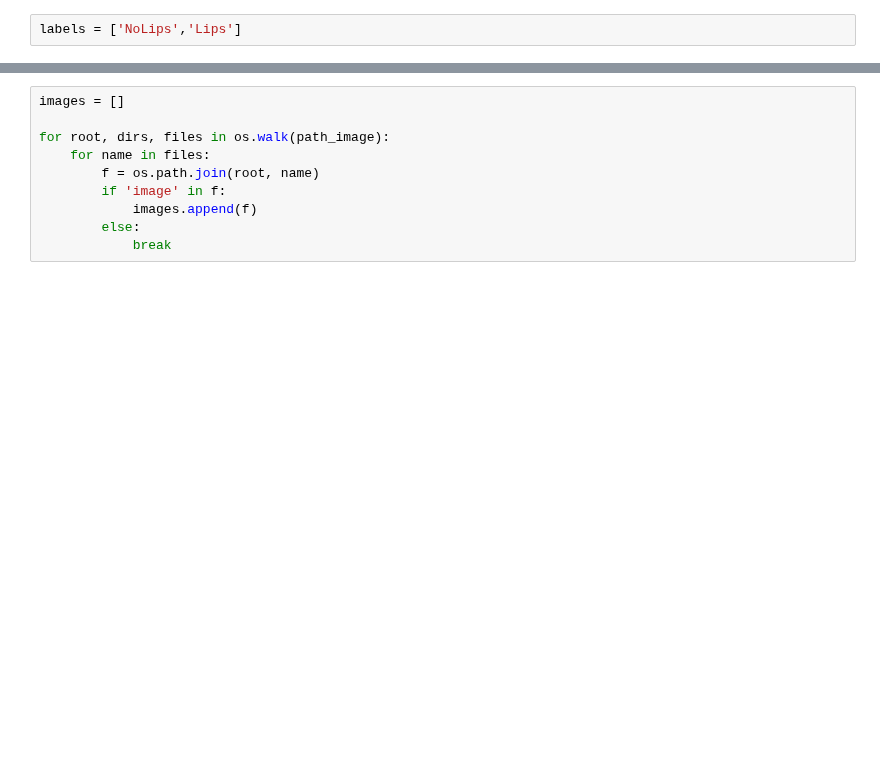
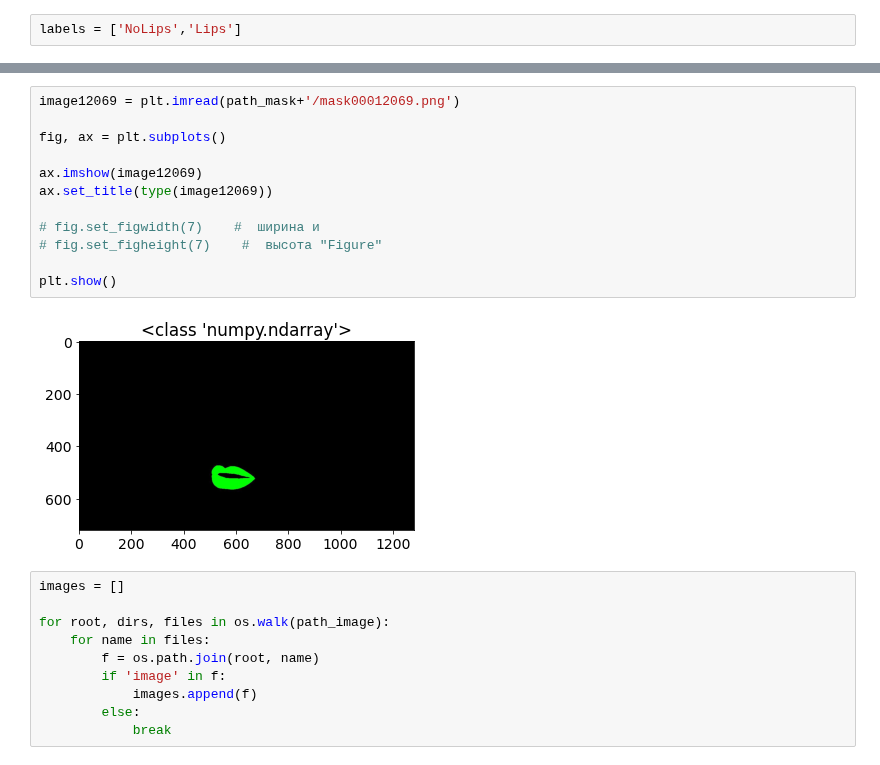
Before and after one commit to Miillya/Geekbrains, a Jupyter notebook: Фреймворк PyTorch для разработки искусственных нейронных сетей/Урок 4. Image Segmentation/hw_04.ipynb, the cells around one changed output, grey strips where cells are left out. Drawn from its saved outputs; the diff is of its cells as text; blank space fills up the shorter version.

```diff
--- a/Фреймворк PyTorch для разработки искусственных нейронных сетей/Урок 4. Image Segmentation/hw_04.ipynb
+++ b/Фреймворк PyTorch для разработки искусственных нейронных сетей/Урок 4. Image Segmentation/hw_04.ipynb
@@ -147,3 +169,17 @@ labels = ['NoLips','Lips']
+# %%
+image12069 = plt.imread(path_mask+'/mask00012069.png')
+
+fig, ax = plt.subplots()
+
+ax.imshow(image12069)
+ax.set_title(type(image12069))
+
+# fig.set_figwidth(7)    #  ширина и
+# fig.set_figheight(7)    #  высота "Figure"
+
+plt.show()
+# %% [output]
+[figure, added]
 # %%
 images = []
 
```
Also changed, not shown: parts of 37 cells of this notebook.
